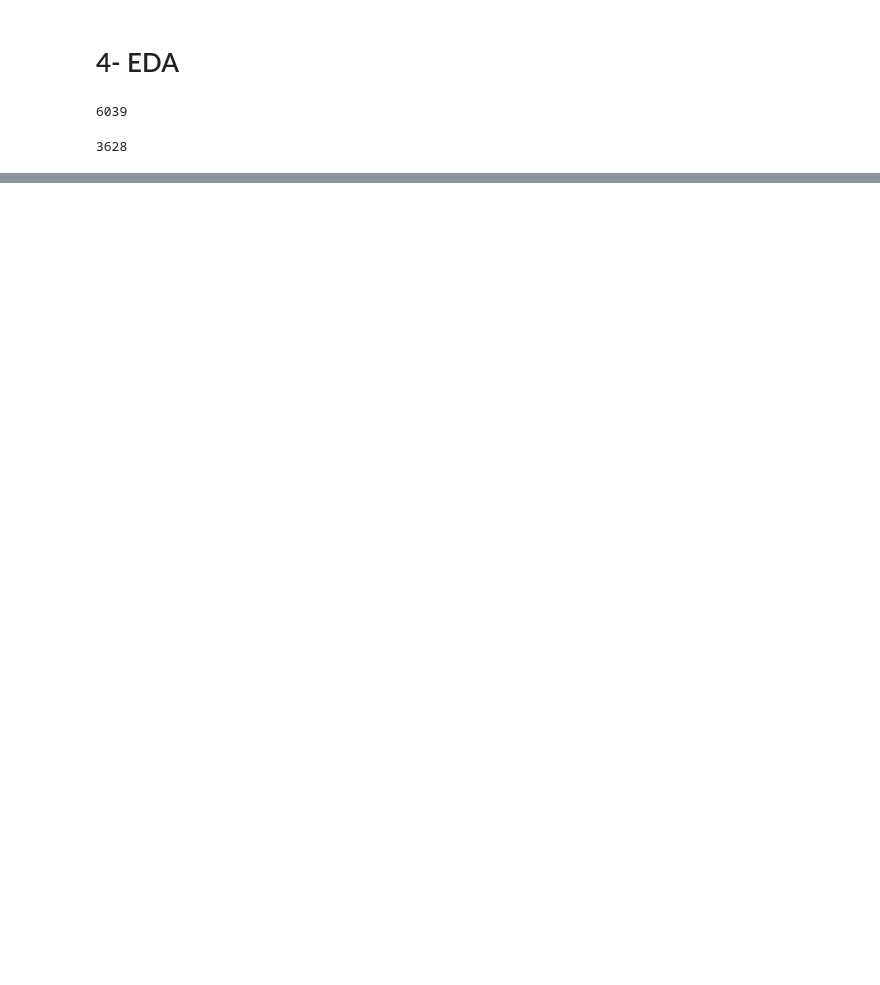
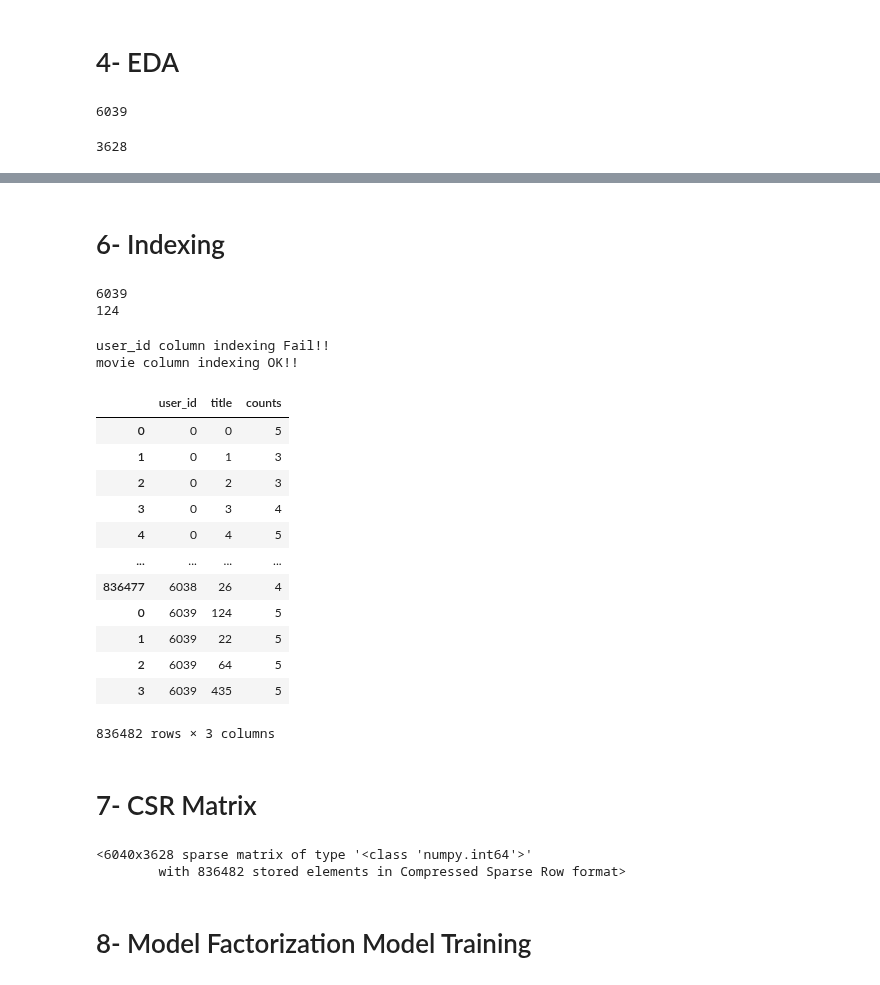
Before and after one commit to gyjong/aiffel_campus, a Jupyter notebook: quest_0401/0402_movielens.ipynb, the cells around one changed output, grey strips where cells are left out. Cells and saved outputs as stored; diff of their text form; code cells hidden in the pictures; blank space fills up the shorter version.

```diff
--- a/quest_0401/0402_movielens.ipynb
+++ b/quest_0401/0402_movielens.ipynb
@@ -130,0 +163,7 @@ top30movie
+# %%
+my_favorite = ['Matrix, The (1999)',
+               'Back to the Future (1985)',
+               'Star Wars: Episode VI - Return of the Jedi (1983)',
+               'Godfather: Part III, The (1990)']
+
+my_favorite
@@ -130,0 +175,3 @@ top30movie
+# %%
+my_movielist = pd.DataFrame({'user_id': ['kenny']*4, 'title': my_favorite, 'counts':[5]*4})
+my_movielist
@@ -130,0 +184,5 @@ top30movie
+# %%
+if not movie_matrix.isin({'user_id':['kenny']})['user_id'].any():
+    movie_matrix = pd.concat([movie_matrix, my_movielist])
+
+movie_matrix.tail(10)
@@ -130,0 +201,65 @@ top30movie
+# %% [markdown]
+# 6- Indexing
+# %%
+user_unique = movie_matrix['user_id'].unique()
+title_unique = movie_matrix['title'].unique()
+
+user_to_idx = {v:k for k,v in enumerate(user_unique)}
+movie_to_idx = {v:k for k,v in enumerate(title_unique)}
+# %%
+print(user_to_idx['kenny'])
+print(movie_to_idx['Matrix, The (1999)'])
+# %% [output]
+6039
+124
+# %%
+# user_to_idx.get을 통해 user_id 컬럼의 모든 값을 인덱싱한 Series를 구해 봅시다.
+# 혹시 정상적으로 인덱싱되지 않은 row가 있다면 인덱스가 NaN이 될 테니 dropna()로 제거합니다.
+temp_user_data = movie_matrix['user_id'].map(user_to_idx.get).dropna()
+if len(temp_user_data) == len(movie_matrix):   # 모든 row가 정상적으로 인덱싱되었다면
+    print('user_id column indexing OK!!')
+    movie_matrix['user_id'] = temp_user_data   # data['user_id']을 인덱싱된 Series로 교체해 줍니다.
+else:
+    print('user_id column indexing Fail!!')
+
+# artist_to_idx을 통해 artist 컬럼도 동일한 방식으로 인덱싱해 줍니다.
+temp_movie_data = movie_matrix['title'].map(movie_to_idx.get).dropna()
+if len(temp_movie_data) == len(movie_matrix):
+    print('movie column indexing OK!!')
+    movie_matrix['title'] = temp_movie_data
+else:
+    print('movie column indexing Fail!!')
+
+movie_matrix
+# %% [output]
+user_id column indexing Fail!!
+movie column indexing OK!!
+|  | user_id | title | counts |
+| 0 | 0 | 0 | 5 |
+| 1 | 0 | 1 | 3 |
+| 2 | 0 | 2 | 3 |
+| 3 | 0 | 3 | 4 |
+| 4 | 0 | 4 | 5 |
+| ... | ... | ... | ... |
+| 836477 | 6038 | 26 | 4 |
+| 0 | 6039 | 124 | 5 |
+| 1 | 6039 | 22 | 5 |
+| 2 | 6039 | 64 | 5 |
+| 3 | 6039 | 435 | 5 |
+836482 rows × 3 columns
+# %% [markdown]
+# 7- CSR Matrix
+# %%
+# 실습 위에 설명보고 이해해서 만들어보기
+from scipy.sparse import csr_matrix
+
+num_user = movie_matrix['user_id'].nunique()
+num_movie = movie_matrix['title'].nunique()
+
+csr_data = csr_matrix((movie_matrix.counts, (movie_matrix.user_id, movie_matrix.title)), shape= (num_user, num_movie))
+csr_data
+# %% [output]
+<6040x3628 sparse matrix of type '<class 'numpy.int64'>'
+        with 836482 stored elements in Compressed Sparse Row format>
+# %% [markdown]
+# 8- Model Factorization Model Training
```
Also changed, not shown: parts of 41 cells of this notebook, 1 other file.
